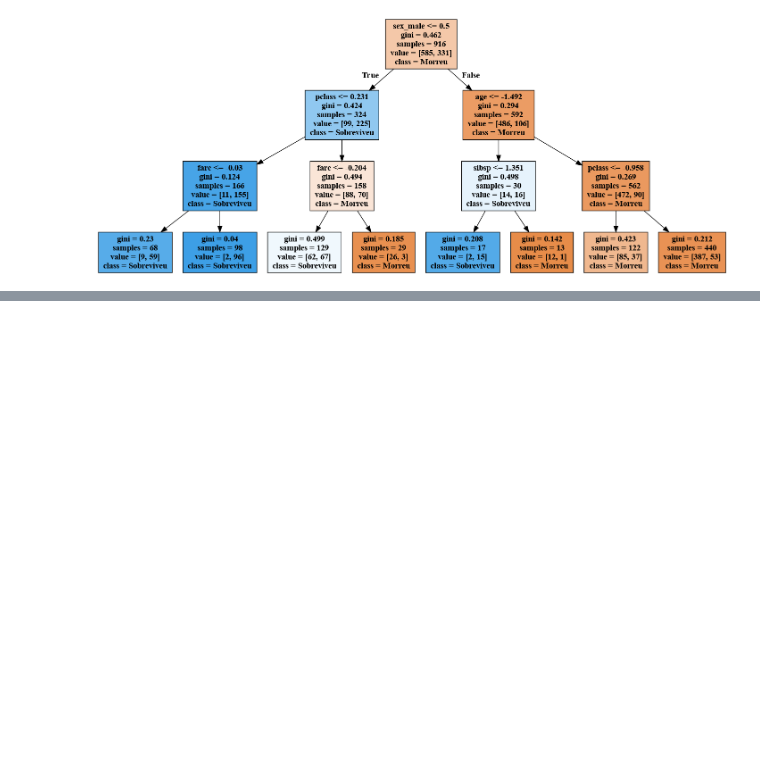
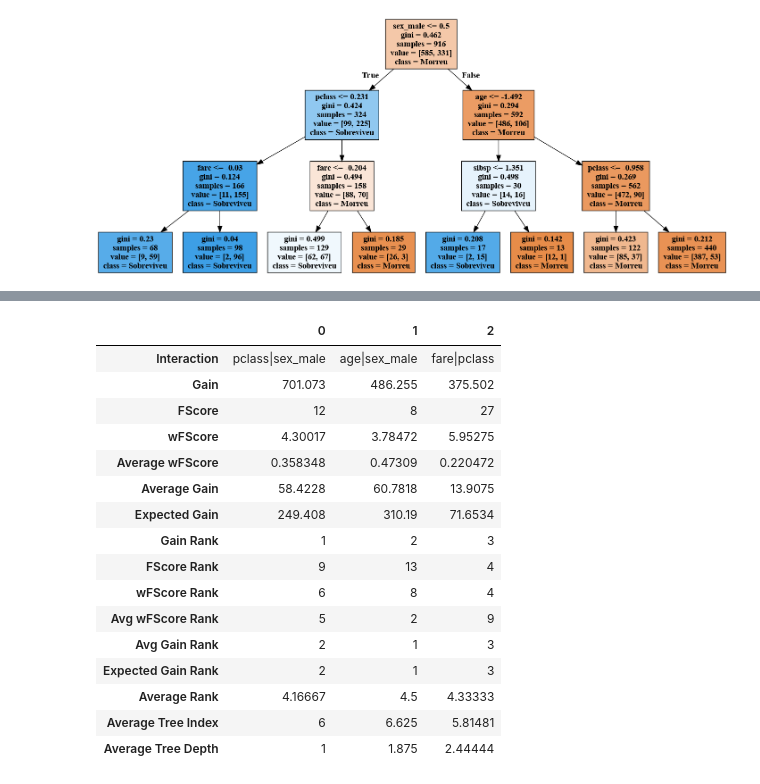
Before and after one commit to LilianeAquino/pratica-livro-matt-harrison, a Jupyter notebook: notebooks/pratica-titanic.ipynb, the cells around one changed output, grey strips where cells are left out. Cells and saved outputs as stored; diff of their text form; code cells hidden in the pictures; blank space fills up the shorter version.

```diff
--- a/notebooks/pratica-titanic.ipynb
+++ b/notebooks/pratica-titanic.ipynb
@@ -608,0 +712,20 @@ Image(g.create_png())
+# %%
+pd.read_excel('fir.xlsx', sheet_name='Interaction Depth 1').head(3).T
+# %% [output]
+|  | 0 | 1 | 2 |
+| Interaction | pclass|sex_male | age|sex_male | fare|pclass |
+| Gain | 701.073 | 486.255 | 375.502 |
+| FScore | 12 | 8 | 27 |
+| wFScore | 4.30017 | 3.78472 | 5.95275 |
+| Average wFScore | 0.358348 | 0.47309 | 0.220472 |
+| Average Gain | 58.4228 | 60.7818 | 13.9075 |
+| Expected Gain | 249.408 | 310.19 | 71.6534 |
+| Gain Rank | 1 | 2 | 3 |
+| FScore Rank | 9 | 13 | 4 |
+| wFScore Rank | 6 | 8 | 4 |
+| Avg wFScore Rank | 5 | 2 | 9 |
+| Avg Gain Rank | 2 | 1 | 3 |
+| Expected Gain Rank | 2 | 1 | 3 |
+| Average Rank | 4.16667 | 4.5 | 4.33333 |
+| Average Tree Index | 6 | 6.625 | 5.81481 |
+| Average Tree Depth | 1 | 1.875 | 2.44444 |
```
Also changed, not shown: parts of 18 cells of this notebook, 1 other file.
